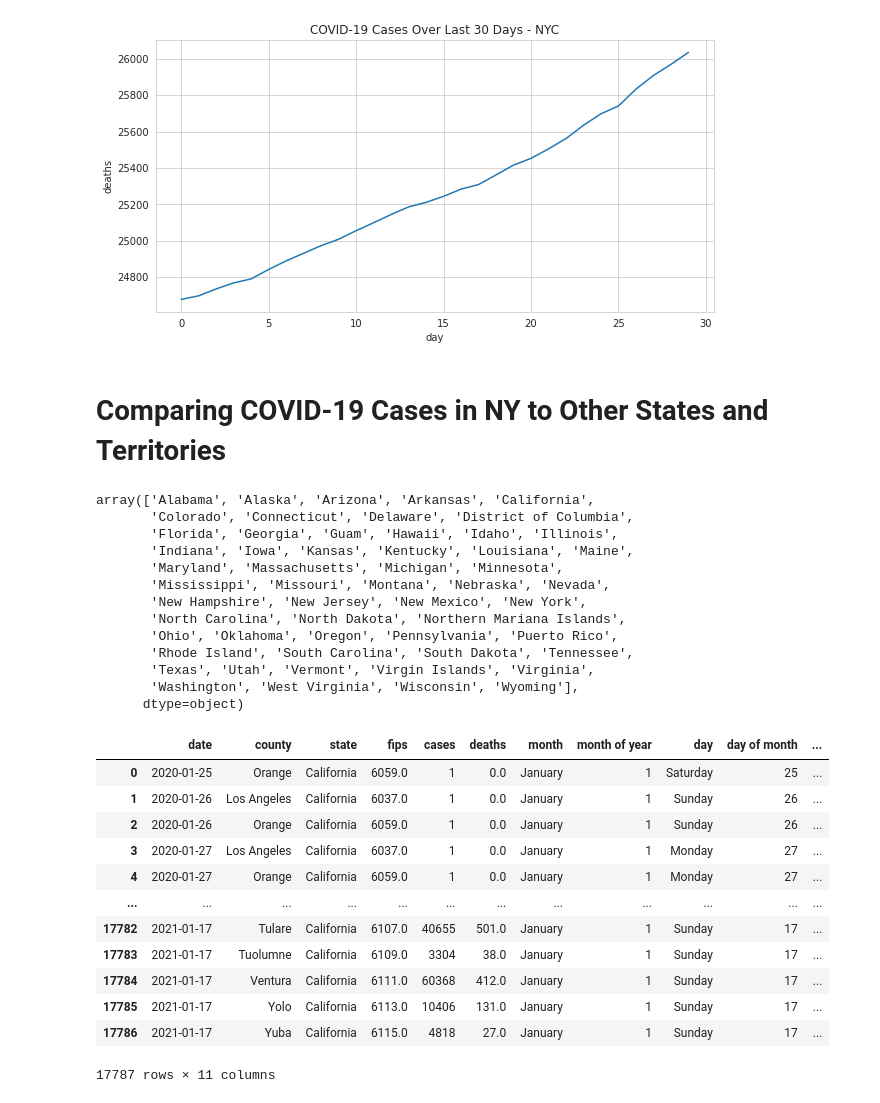
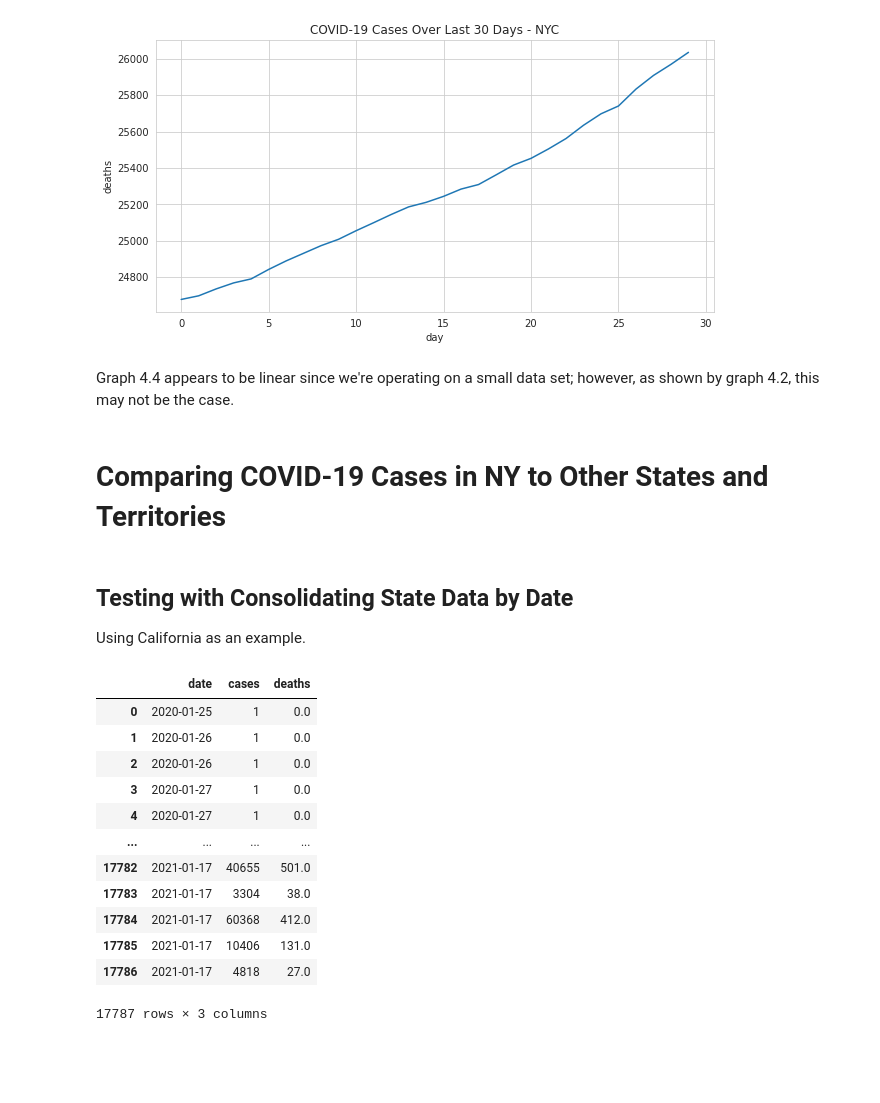
Before and after one commit to nickdlc/CUNY-Data-Analytics, a Jupyter notebook: mini_projects/data_analytics/Data_Analytics_Mini_Project02.ipynb, the cells around one changed output. Cells and saved outputs as stored; diff of their text form; code cells hidden in the pictures; blank space fills up the shorter version.

```diff
--- a/mini_projects/data_analytics/Data_Analytics_Mini_Project02.ipynb
+++ b/mini_projects/data_analytics/Data_Analytics_Mini_Project02.ipynb
@@ -398,40 +499,30 @@ sns.lineplot(data=last_30_nyc['deaths']).set(title='COVID-19 Cases Over Last 30
 # %% [output]
 [Text(0.5, 0, 'day'), Text(0.5, 1.0, 'COVID-19 Cases Over Last 30 Days - NYC')]
 [figure]
+# %% [markdown]
+Graph 4.4 appears to be linear since we're operating on a small data set; however, as shown by graph 4.2, this may not be the case.
 # %% [markdown]
 # Comparing COVID-19 Cases in NY to Other States and Territories
-# %%
-# We previously created curr_data in Section 3 - Analysis of
-# COVID-19 in the United States.
-curr_data.state.unique()
-# %% [output]
-array(['Alabama', 'Alaska', 'Arizona', 'Arkansas', 'California',
-       'Colorado', 'Connecticut', 'Delaware', 'District of Columbia',
-       'Florida', 'Georgia', 'Guam', 'Hawaii', 'Idaho', 'Illinois',
-       'Indiana', 'Iowa', 'Kansas', 'Kentucky', 'Louisiana', 'Maine',
-       'Maryland', 'Massachusetts', 'Michigan', 'Minnesota',
-       'Mississippi', 'Missouri', 'Montana', 'Nebraska', 'Nevada',
-       'New Hampshire', 'New Jersey', 'New Mexico', 'New York',
-       'North Carolina', 'North Dakota', 'Northern Mariana Islands',
-       'Ohio', 'Oklahoma', 'Oregon', 'Pennsylvania', 'Puerto Rico',
-       'Rhode Island', 'South Carolina', 'South Dakota', 'Tennessee',
-       'Texas', 'Utah', 'Vermont', 'Virgin Islands', 'Virginia',
-       'Washington', 'West Virginia', 'Wisconsin', 'Wyoming'],
-      dtype=object)
+# %% [markdown]
+## Testing with Consolidating State Data by Date
+
+Using California as an example.
 # %%
 cali_data = data[data['state'] == 'California'].reset_index(drop=True)
+cali_data = cali_data.drop(labels=['county', 'state', 'fips', 'month', 'month of year', 'day',
+                       'day of month', 'year'], axis=1)
 cali_data
 # %% [output]
-|  | date | county | state | fips | cases | deaths | month | month of year | day | day of month | ... |
-| 0 | 2020-01-25 | Orange | California | 6059.0 | 1 | 0.0 | January | 1 | Saturday | 25 | ... |
-| 1 | 2020-01-26 | Los Angeles | California | 6037.0 | 1 | 0.0 | January | 1 | Sunday | 26 | ... |
-| 2 | 2020-01-26 | Orange | California | 6059.0 | 1 | 0.0 | January | 1 | Sunday | 26 | ... |
-| 3 | 2020-01-27 | Los Angeles | California | 6037.0 | 1 | 0.0 | January | 1 | Monday | 27 | ... |
-| 4 | 2020-01-27 | Orange | California | 6059.0 | 1 | 0.0 | January | 1 | Monday | 27 | ... |
-| ... | ... | ... | ... | ... | ... | ... | ... | ... | ... | ... | ... |
-| 17782 | 2021-01-17 | Tulare | California | 6107.0 | 40655 | 501.0 | January | 1 | Sunday | 17 | ... |
-| 17783 | 2021-01-17 | Tuolumne | California | 6109.0 | 3304 | 38.0 | January | 1 | Sunday | 17 | ... |
-| 17784 | 2021-01-17 | Ventura | California | 6111.0 | 60368 | 412.0 | January | 1 | Sunday | 17 | ... |
-| 17785 | 2021-01-17 | Yolo | California | 6113.0 | 10406 | 131.0 | January | 1 | Sunday | 17 | ... |
-| 17786 | 2021-01-17 | Yuba | California | 6115.0 | 4818 | 27.0 | January | 1 | Sunday | 17 | ... |
+|  | date | cases | deaths |
+| 0 | 2020-01-25 | 1 | 0.0 |
+| 1 | 2020-01-26 | 1 | 0.0 |
+| 2 | 2020-01-26 | 1 | 0.0 |
+| 3 | 2020-01-27 | 1 | 0.0 |
+| 4 | 2020-01-27 | 1 | 0.0 |
+| ... | ... | ... | ... |
+| 17782 | 2021-01-17 | 40655 | 501.0 |
+| 17783 | 2021-01-17 | 3304 | 38.0 |
+| 17784 | 2021-01-17 | 60368 | 412.0 |
+| 17785 | 2021-01-17 | 10406 | 131.0 |
+| 17786 | 2021-01-17 | 4818 | 27.0 |
-17787 rows × 11 columns
+17787 rows × 3 columns
```
Also changed, not shown: parts of 28 cells of this notebook.
